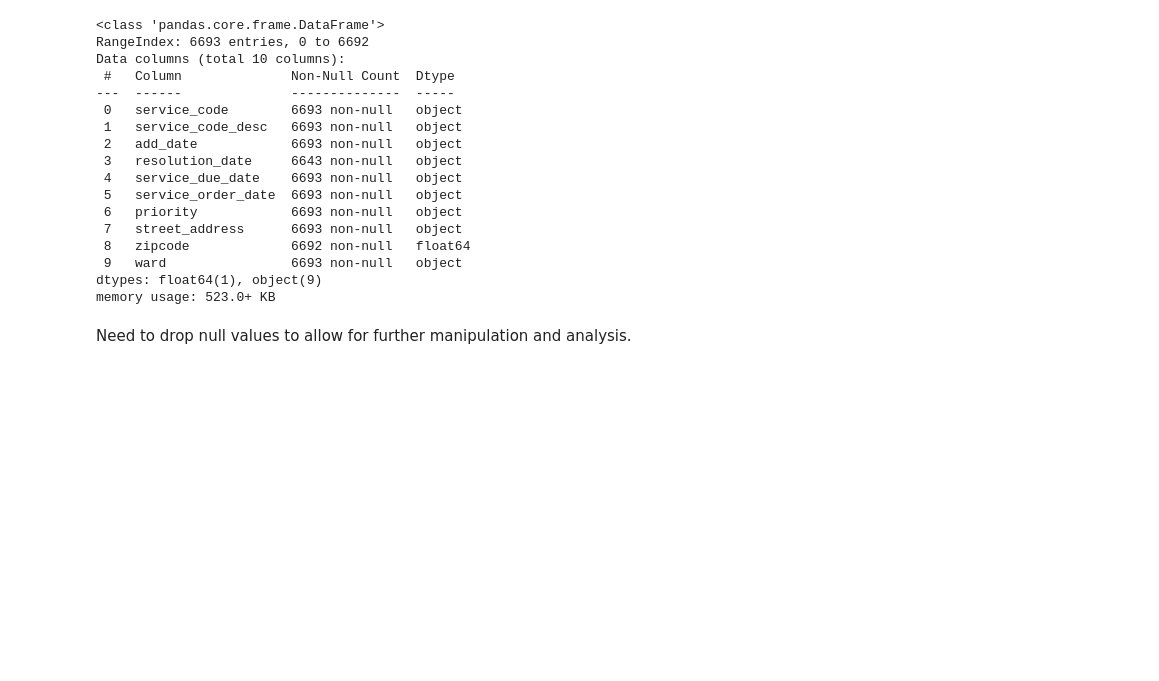
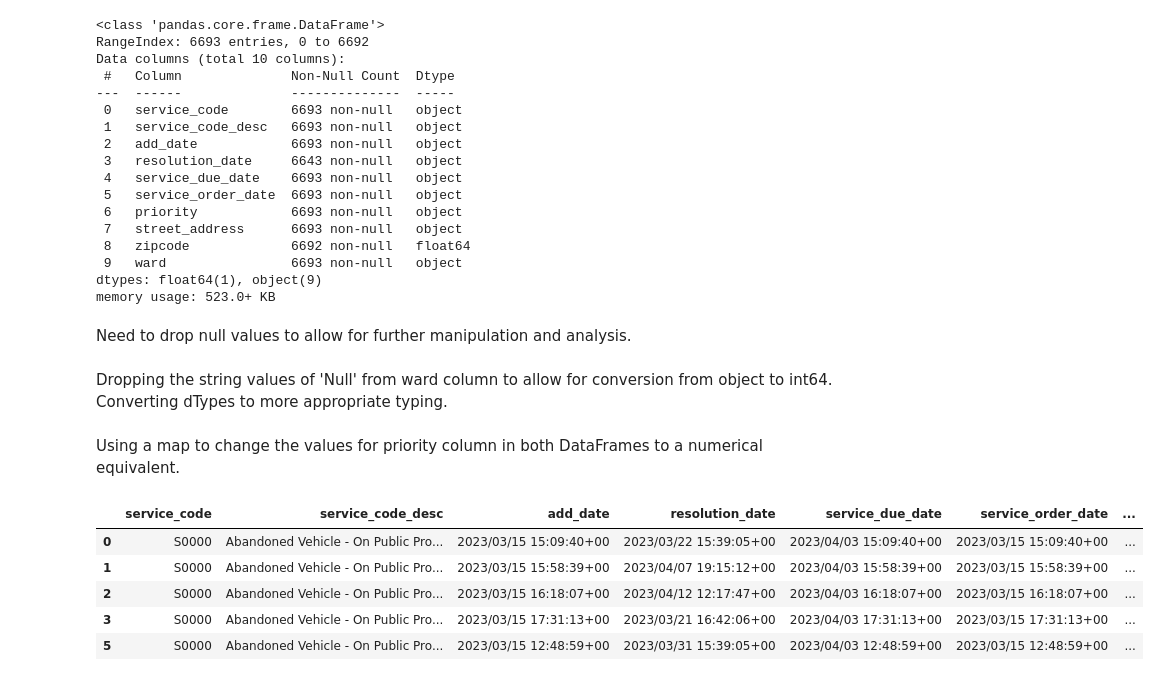
Before and after one commit to MarioVA1/INST447FinalProject, a Jupyter notebook: INST477_Final_Project.ipynb, the cells around one changed output. Drawn from its saved outputs; the diff is of its cells as text; code cells hidden in the pictures; blank space fills up the shorter version.

Commit message:
Some more cleaning.

```diff
--- a/INST477_Final_Project.ipynb
+++ b/INST477_Final_Project.ipynb
@@ -190,9 +190,29 @@ Need to drop null values to allow for further manipulation and analysis.
 # %%
 abandoned_df = abandoned_df.dropna()
 parking_df = parking_df.dropna()
+# %% [markdown]
+Dropping the string values of 'Null' from ward column to allow for conversion from object to int64. Converting dTypes to more appropriate typing.
 # %%
 abandoned_df = abandoned_df[abandoned_df.ward != 'Null']
 parking_df = parking_df[parking_df.ward != 'Null']
 # %%
 abandoned_df['ward'] = abandoned_df['ward'].astype('int64')
 parking_df = parking_df.astype({'zipcode' : 'int64', 'ward' : 'int64'})
+# %% [markdown]
+Using a map to change the values for priority column in both DataFrames to a numerical equivalent.
+# %%
+num_map = {'Standard' : 1, 'High': 2, 'Urgent' : 3}
+
+abandoned_df = abandoned_df.replace({'priority' : num_map})
+parking_df = parking_df.replace({'priority' : num_map})
+# %%
+# Calling head on abandoned_df to evaluate changes and check for more cleaning that might be needed.
+
+abandoned_df.head()
+# %% [output]
+|  | service_code | service_code_desc | add_date | resolution_date | service_due_date | service_order_date | ... |
+| 0 | S0000 | Abandoned Vehicle - On Public Pro... | 2023/03/15 15:09:40+00 | 2023/03/22 15:39:05+00 | 2023/04/03 15:09:40+00 | 2023/03/15 15:09:40+00 | ... |
+| 1 | S0000 | Abandoned Vehicle - On Public Pro... | 2023/03/15 15:58:39+00 | 2023/04/07 19:15:12+00 | 2023/04/03 15:58:39+00 | 2023/03/15 15:58:39+00 | ... |
+| 2 | S0000 | Abandoned Vehicle - On Public Pro... | 2023/03/15 16:18:07+00 | 2023/04/12 12:17:47+00 | 2023/04/03 16:18:07+00 | 2023/03/15 16:18:07+00 | ... |
+| 3 | S0000 | Abandoned Vehicle - On Public Pro... | 2023/03/15 17:31:13+00 | 2023/03/21 16:42:06+00 | 2023/04/03 17:31:13+00 | 2023/03/15 17:31:13+00 | ... |
+| 5 | S0000 | Abandoned Vehicle - On Public Pro... | 2023/03/15 12:48:59+00 | 2023/03/31 15:39:05+00 | 2023/04/03 12:48:59+00 | 2023/03/15 12:48:59+00 | ... |
```
Also changed, not shown: parts of 1 cell of this notebook.
